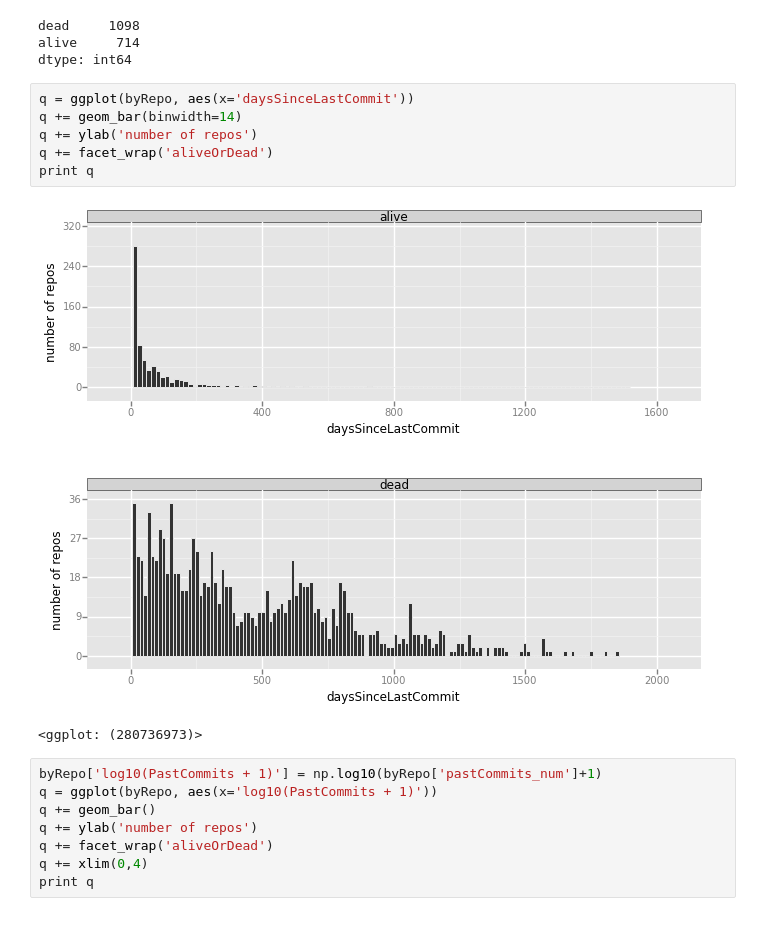
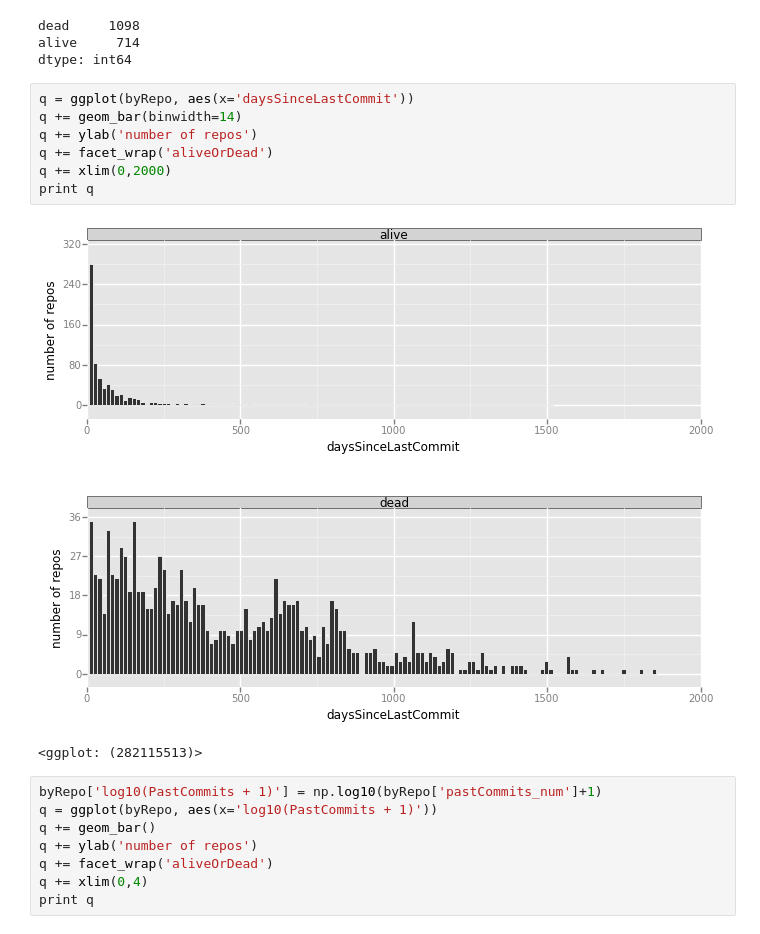
Before and after one commit to gauthamnair/repopulse, a Jupyter notebook: graphingFeatures.ipynb, the cells around one changed output. Saved outputs shown, nothing was run; the diff lists cells and outputs as text.

```diff
--- a/graphingFeatures.ipynb
+++ b/graphingFeatures.ipynb
@@ -29,12 +29,13 @@ dtype: int64
 # %%
 q = ggplot(byRepo, aes(x='daysSinceLastCommit'))
 q += geom_bar(binwidth=14)
 q += ylab('number of repos')
 q += facet_wrap('aliveOrDead')
+q += xlim(0,2000)
 print q
 # %% [output]
-[figure, old version]
+[figure, new version]
-<ggplot: (280736973)>
+<ggplot: (282115513)>
 # %%
 byRepo['log10(PastCommits + 1)'] = np.log10(byRepo['pastCommits_num']+1)
 q = ggplot(byRepo, aes(x='log10(PastCommits + 1)'))
```
Also changed, not shown: parts of 3 cells of this notebook, 3 other files.
